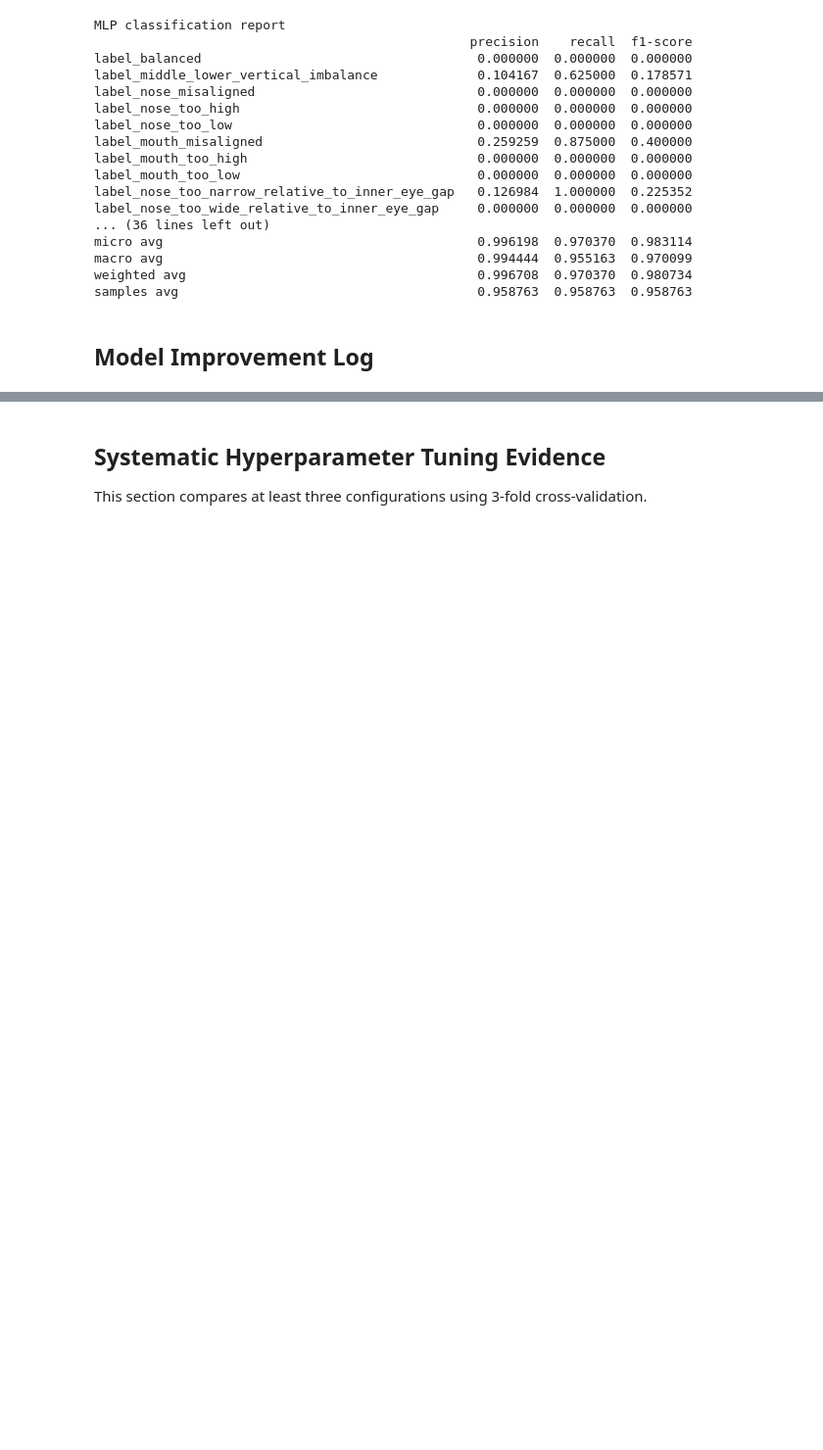
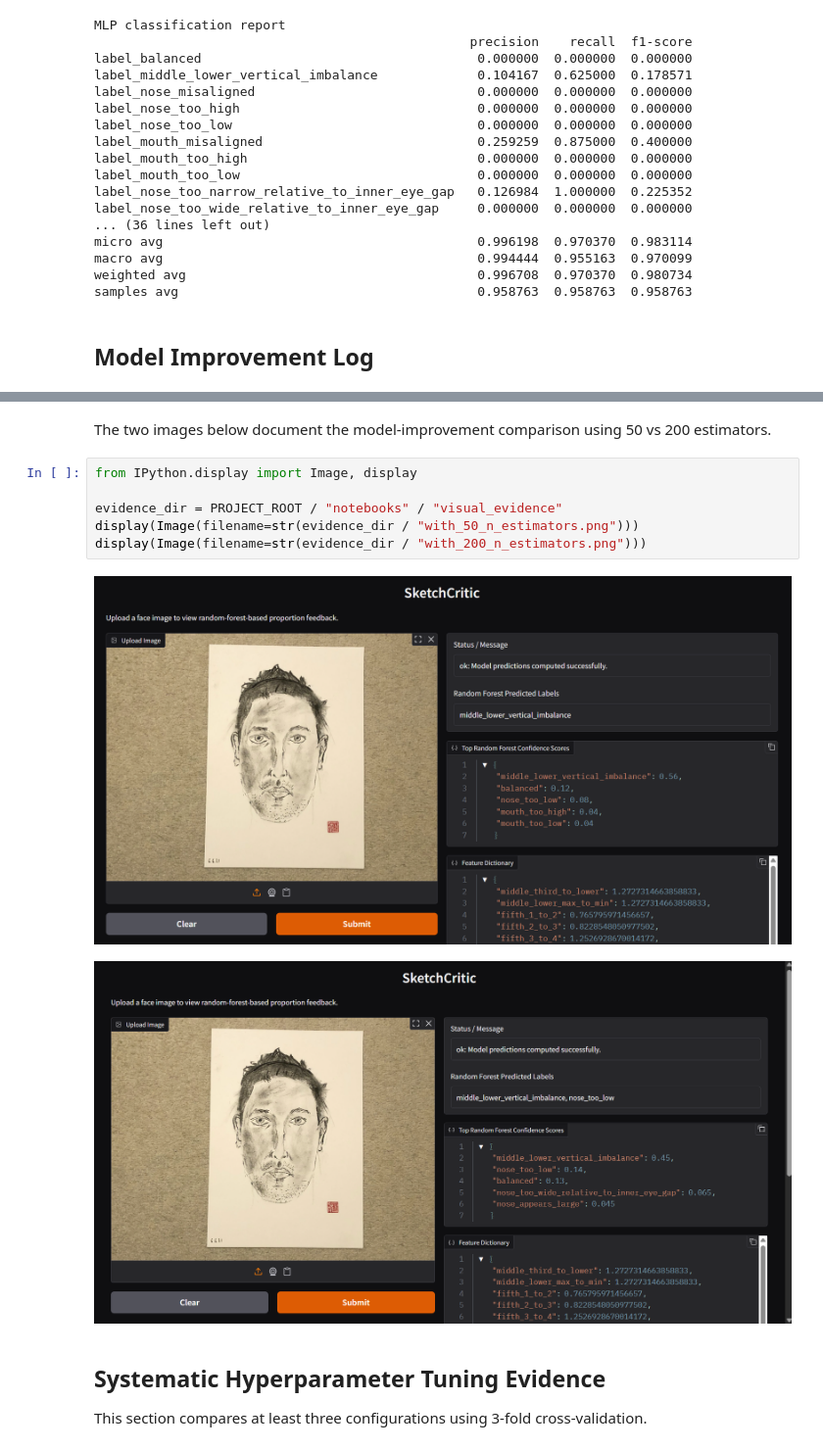
Before and after one commit to rachelyu0406/SketchCritic, a Jupyter notebook: notebooks/evaluate_models.ipynb, the cells around one changed output, grey strips where cells are left out. Shown at 98% size. Cells and saved outputs as stored; diff of their text form; blank space fills up the shorter version.

```diff
--- a/notebooks/evaluate_models.ipynb
+++ b/notebooks/evaluate_models.ipynb
@@ -156,3 +156,14 @@ Increasing `n_estimators` from 100 to 200 improved accuracy, precision, recall,
+# %% [markdown]
+The two images below document the model-improvement comparison using 50 vs 200 estimators.
+# %%
+from IPython.display import Image, display
+
+evidence_dir = PROJECT_ROOT / "notebooks" / "visual_evidence"
+display(Image(filename=str(evidence_dir / "with_50_n_estimators.png")))
+display(Image(filename=str(evidence_dir / "with_200_n_estimators.png")))
+# %% [output]
+[figure, added]
+[figure, added]
 # %% [markdown]
 ## Systematic Hyperparameter Tuning Evidence
 
```
Also changed, not shown: parts of 5 cells of this notebook, 35 other files.
